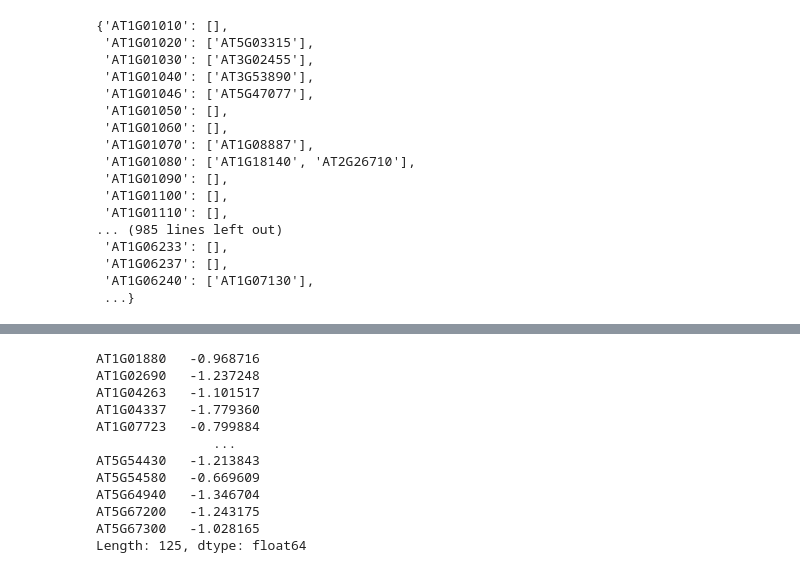
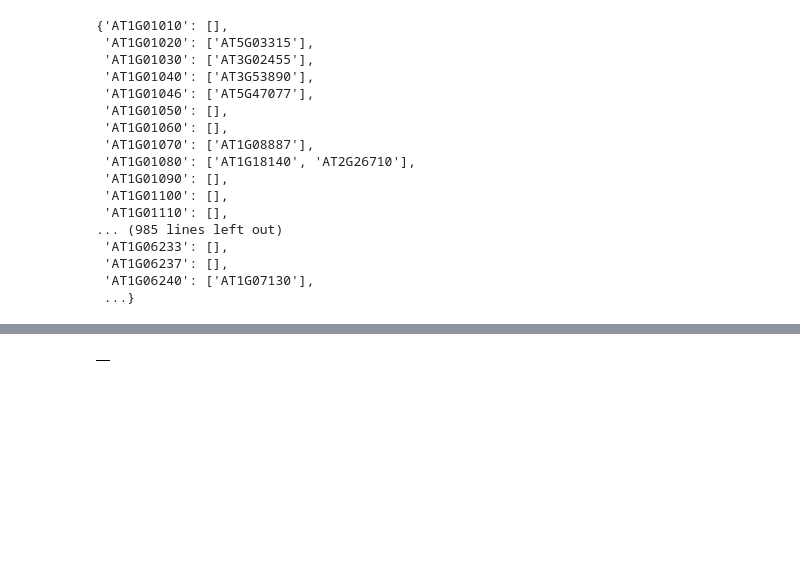
Before and after one commit to teegman123/ECE759_Project, a Jupyter notebook: Analysis.ipynb, the cells around one changed output, grey strips where cells are left out. Cells and saved outputs as stored; diff of their text form; code cells hidden in the pictures; blank space fills up the shorter version.

```diff
--- a/Analysis.ipynb
+++ b/Analysis.ipynb
@@ -138,24 +182,0 @@ len(treated_genes), len(control_genes)
-# %%
-def build_data(treated_genes, control_genes, associated_motifs, threshold=0.5):
-    data = treated_genes.copy()
-    data.extend(control_genes)
-    relevant_motifs = set()
-    for gene in set(treated_genes).intersection(set(associated_motifs.keys())):
-        relevant_motifs = relevant_motifs.union(set(associated_motifs[gene]))
-    relevant_motifs = sorted(list(relevant_motifs))
-    data = pd.DataFrame(index=data, columns=relevant_motifs, data=0)
-    for gene in data.index:
-        if gene in associated_motifs.keys():
-            for motif in associated_motifs[gene]:
-                if motif in relevant_motifs:
-                    data.at[gene, motif] = 1
-    data["y"] = np.concatenate([np.ones(len(treated_genes)), np.zeros(len(control_genes))])
-    data.sort_index(inplace=True)
-    y = data["y"]
-    y = np.where(abs(y) > threshold, 1.0, 0.0)
-    data.drop("y", axis="columns", inplace=True)
-    X = data.copy()
-    return X, y
-
-X, y = build_data(treated_genes, control_genes, associated_motifs)
-X
@@ -210,43 +215,32 @@ Average accuracy score: 0.6038804894647647
 k = 20
 
 # Store the coefficients for each iteration (if desired)
 coefficients = []
 
 # Run logistic regression with Lasso (L1) for k iterations
 for _ in range(k):
     # Split the data into training and test sets (e.g., 80% training, 20% testing)
     X_train, X_test, y_train, y_test = train_test_split(X, y, test_size=0.2, random_state=_)
 
     # Initialize Logistic Regression with Lasso (L1 regularization)
     model = LogisticRegression(penalty='l1', solver='saga', max_iter=1000, random_state=_)  # 'saga' solver works for L1 penalty
 
     # Fit the model
     clf = model.fit(X_train, y_train)
     # clf.score(X_test, y_test)
     # clf.predict_proba(X_test)
 
     # Optionally, store the coefficients for this iteration
     coefficients.append(model.coef_.flatten())
 
     # Print the coefficients for this iteration (if desired)
     # print(f"Iteration {_+1} - Coefficients: {model.coef_}")
 
 # Example of accessing coefficients from all iterations
 result = pd.DataFrame(index=range(k), columns=X.columns, data=coefficients)
 nonzero_cols = np.all(result.to_numpy() != 0, axis=0)
 result = result.iloc[:, nonzero_cols]
-result = result.mean(axis=0)
+result = result.mode(axis=0)
 result
 # %% [output]
-AT1G01880   -0.968716
-AT1G02690   -1.237248
-AT1G04263   -1.101517
-AT1G04337   -1.779360
-AT1G07723   -0.799884
-               ...
-AT5G54430   -1.213843
-AT5G54580   -0.669609
-AT5G64940   -1.346704
-AT5G67200   -1.243175
-AT5G67300   -1.028165
-Length: 125, dtype: float64
+|  |
```
Also changed, not shown: parts of 5 cells of this notebook, 2 other files.
